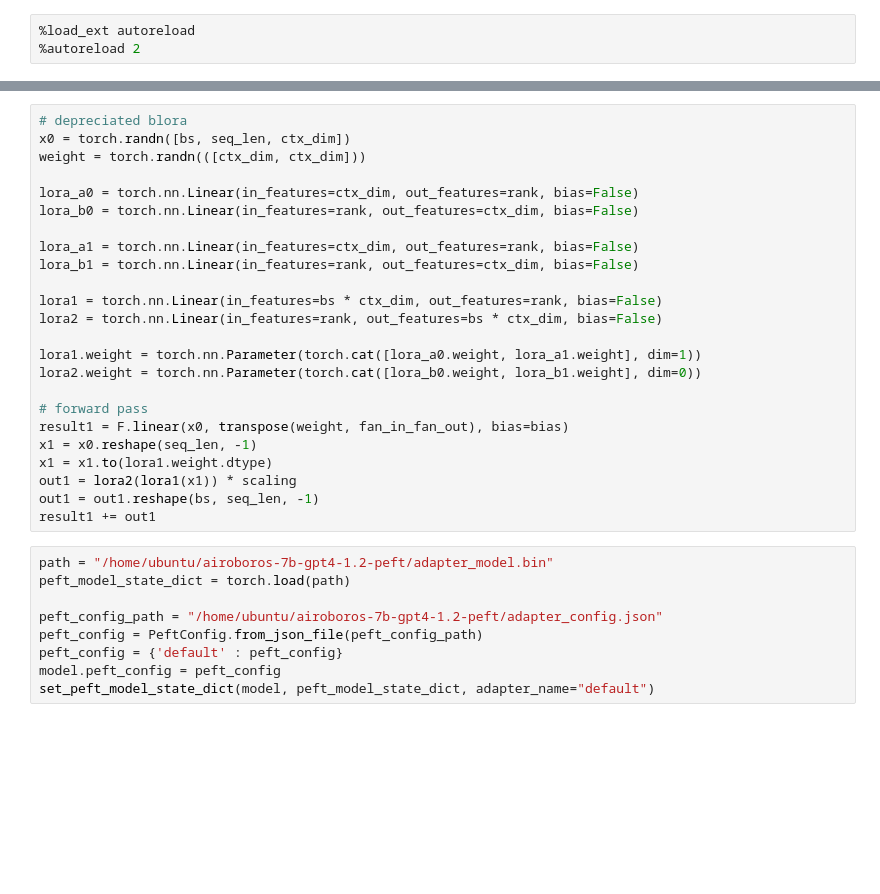
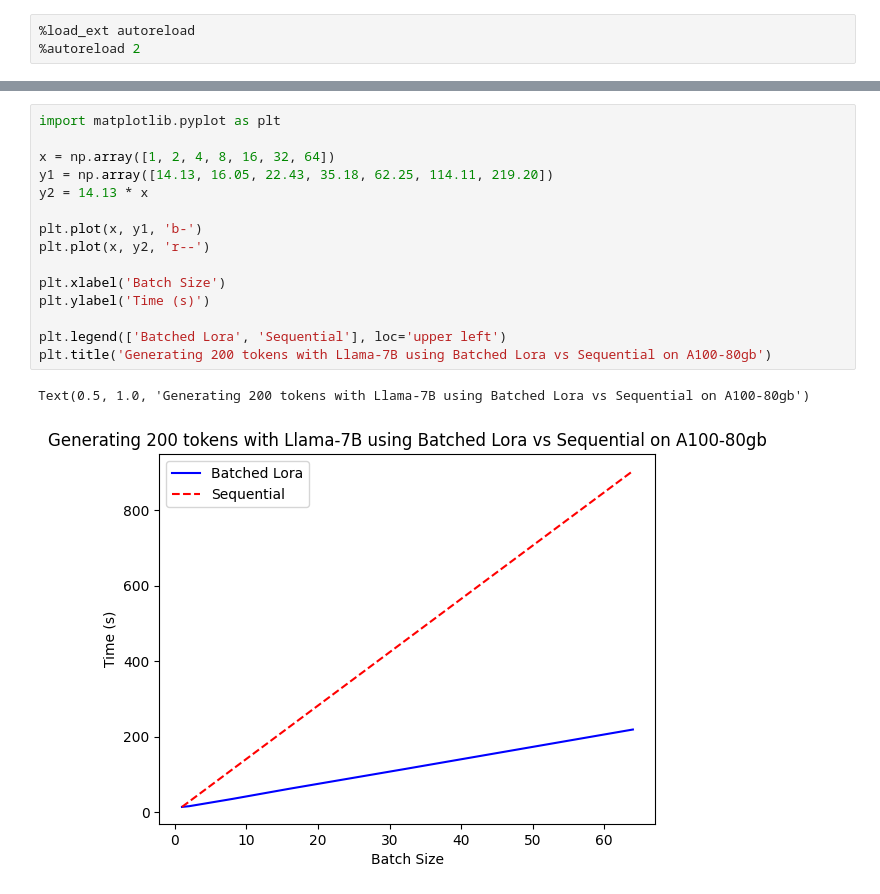
Before and after one commit to sabetAI/BLoRA, a Jupyter notebook: blora.ipynb, the cells around one changed output, grey strips where cells are left out. Saved outputs shown, nothing was run; the diff lists cells and outputs as text; blank space fills up the shorter version.

```diff
--- a/blora.ipynb
+++ b/blora.ipynb
@@ -316,33 +62,18 @@ def forward(self, x: torch.Tensor):
-# %%
-# depreciated blora
-x0 = torch.randn([bs, seq_len, ctx_dim])
-weight = torch.randn(([ctx_dim, ctx_dim]))
-
-lora_a0 = torch.nn.Linear(in_features=ctx_dim, out_features=rank, bias=False)
-lora_b0 = torch.nn.Linear(in_features=rank, out_features=ctx_dim, bias=False)
-
-lora_a1 = torch.nn.Linear(in_features=ctx_dim, out_features=rank, bias=False)
-lora_b1 = torch.nn.Linear(in_features=rank, out_features=ctx_dim, bias=False)
-
-lora1 = torch.nn.Linear(in_features=bs * ctx_dim, out_features=rank, bias=False)
-lora2 = torch.nn.Linear(in_features=rank, out_features=bs * ctx_dim, bias=False)
-
-lora1.weight = torch.nn.Parameter(torch.cat([lora_a0.weight, lora_a1.weight], dim=1))
-lora2.weight = torch.nn.Parameter(torch.cat([lora_b0.weight, lora_b1.weight], dim=0))
-
-# forward pass
-result1 = F.linear(x0, transpose(weight, fan_in_fan_out), bias=bias)
-x1 = x0.reshape(seq_len, -1)
-x1 = x1.to(lora1.weight.dtype)
-out1 = lora2(lora1(x1)) * scaling
-out1 = out1.reshape(bs, seq_len, -1)
-result1 += out1
-# %%
-path = "/home/ubuntu/airoboros-7b-gpt4-1.2-peft/adapter_model.bin"
-peft_model_state_dict = torch.load(path)
-
-peft_config_path = "/home/ubuntu/airoboros-7b-gpt4-1.2-peft/adapter_config.json"
-peft_config = PeftConfig.from_json_file(peft_config_path)
-peft_config = {'default' : peft_config}
-model.peft_config = peft_config
-set_peft_model_state_dict(model, peft_model_state_dict, adapter_name="default")
+# %%
+import matplotlib.pyplot as plt
+
+x = np.array([1, 2, 4, 8, 16, 32, 64])
+y1 = np.array([14.13, 16.05, 22.43, 35.18, 62.25, 114.11, 219.20])
+y2 = 14.13 * x
+
+plt.plot(x, y1, 'b-')
+plt.plot(x, y2, 'r--')
+
+plt.xlabel('Batch Size')
+plt.ylabel('Time (s)')
+
+plt.legend(['Batched Lora', 'Sequential'], loc='upper left')
+plt.title('Generating 200 tokens with Llama-7B using Batched Lora vs Sequential on A100-80gb')
+# %% [output]
+Text(0.5, 1.0, 'Generating 200 tokens with Llama-7B using Batched Lora vs Sequential on A100-80gb')
+[figure, added]
```
Also changed, not shown: parts of 20 cells of this notebook, 2 other files.
